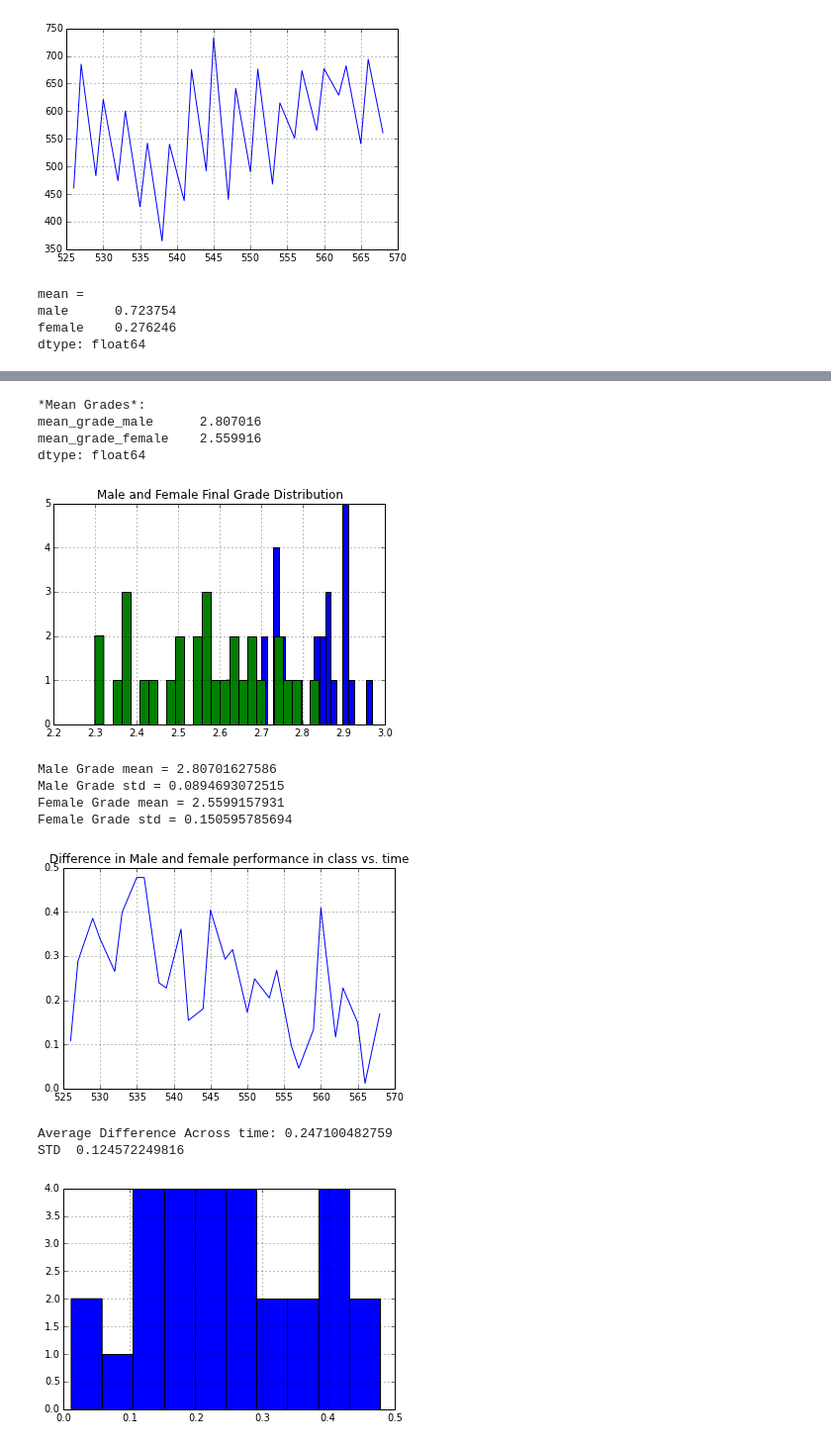
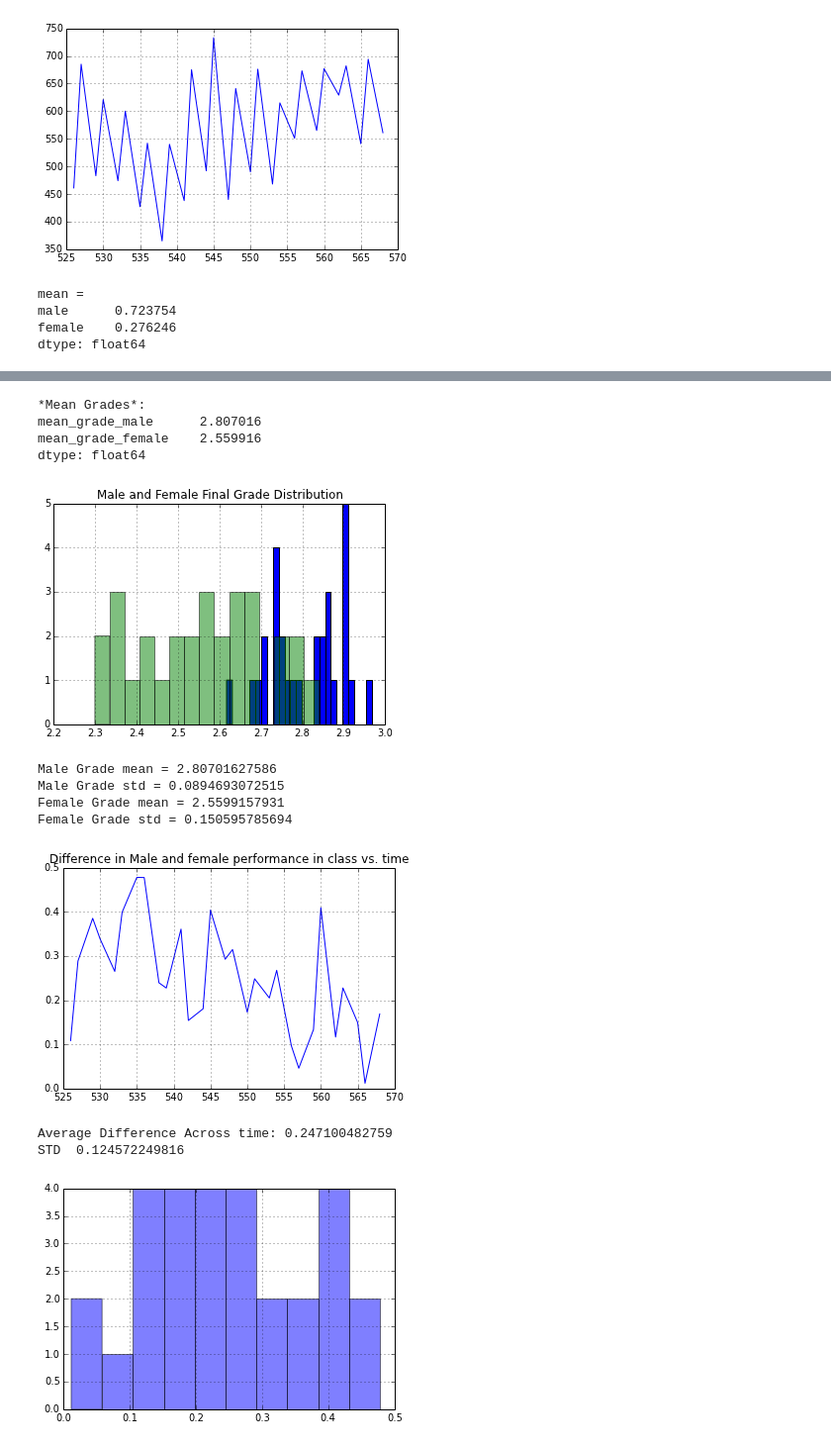
Before and after one commit to mkowshik/scaling-tribble, a Jupyter notebook: REBUILD DATA scripts/Physics/Physics 140.ipynb, the cells around one changed output, grey strips where cells are left out. Shown: that part at 99% size. Drawn from its saved outputs; the diff is of its cells as text; code cells hidden in the pictures.

```diff
--- a/REBUILD DATA scripts/Physics/Physics 140.ipynb
+++ b/REBUILD DATA scripts/Physics/Physics 140.ipynb
@@ -343,7 +349,7 @@ gmale.hist(bins=25)
 
 #plt.show()
 
-gfemale.hist(bins =25)
+gfemale.hist(bins =15,alpha=.5)
 plt.title('Male and Female Final Grade Distribution')
 plt.show()
 
@@ -352,36 +358,36 @@ print 'Male Grade std =',gmale.std()
 print 'Female Grade mean =',gfemale.mean()
 print 'Female Grade std =',gfemale.std()
 
 
 #Plotting Gender Differences
 diff = gmale - gfemale
 diff.plot(title='Difference in Male and female performance in class vs. time')
 plt.show()
 
-diff.hist()
+diff.hist(alpha=.5)
 print "Average Difference Across time:" ,diff.mean()
 print "STD ", diff.std()
 # %% [output]
 mean =
 male      0.723754
 female    0.276246
 dtype: float64
 [figure]
 [figure]
 [figure]
 *Mean Grades*:
 mean_grade_male      2.807016
 mean_grade_female    2.559916
 dtype: float64
-[figure, old version]
+[figure, new version]
 Male Grade mean = 2.80701627586
 Male Grade std = 0.0894693072515
 Female Grade mean = 2.5599157931
 Female Grade std = 0.150595785694
 [figure]
 Average Difference Across time: 0.247100482759
 STD  0.124572249816
-[figure, old version]
+[figure, new version]
 # %%
 #GPA make up
 GPA = Class[['mean_cumgpa_male','mean_cumgpa_female']]
```
Also changed, not shown: parts of 5 cells of this notebook, 2 other files.
